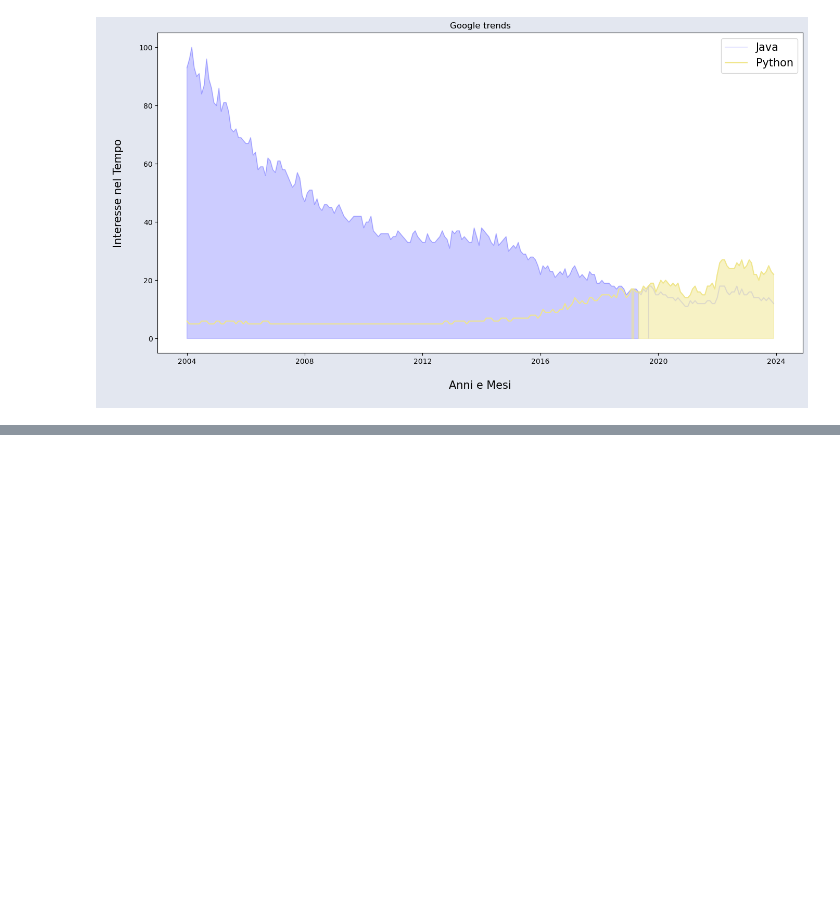
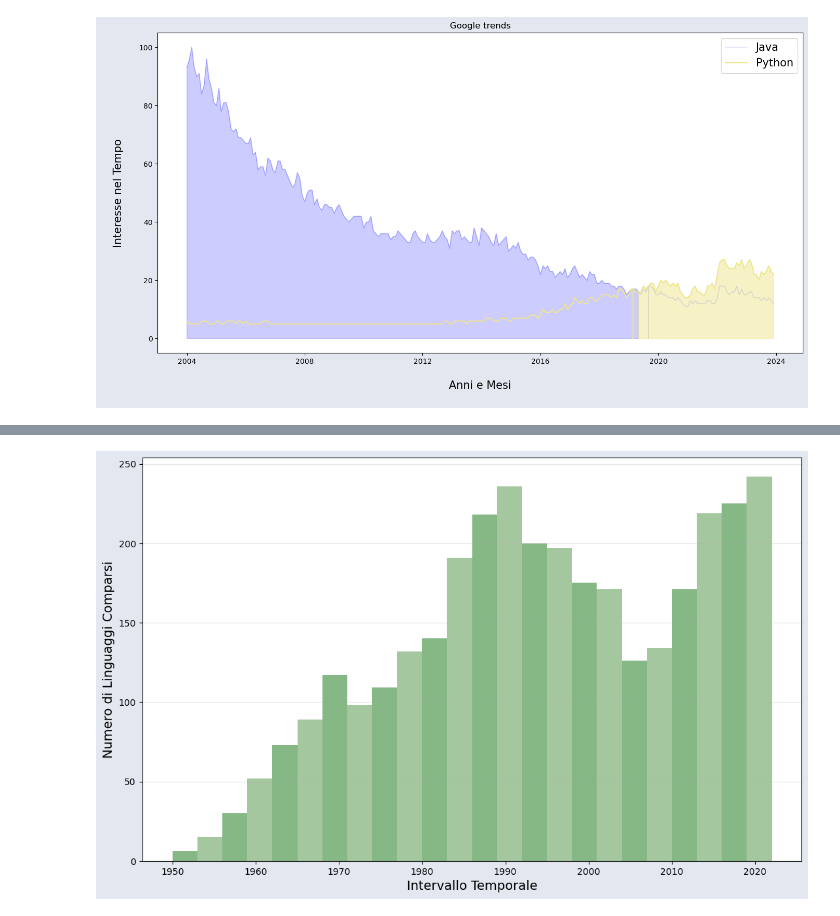
Before and after one commit to Monf11/SciVis, a Jupyter notebook: Codici/data.ipynb, the cells around one changed output, grey strips where cells are left out. Drawn from its saved outputs; the diff is of its cells as text; code cells hidden in the pictures; blank space fills up the shorter version.

```diff
--- a/Codici/data.ipynb
+++ b/Codici/data.ipynb
@@ -629,0 +646,3 @@ plt.show()
+# %%
+ds = df[df['type'] == 'pl']
+ds
@@ -629,0 +663,19 @@ plt.show()
+# %%
+bins = np.arange(1950,2023,3)
+col = list()
+for i in range (len(bins)):
+    if i % 2 == 0:
+        col.append('#0d730d')
+    else:
+        col.append('#4c9141')
+fig = plt.figure(figsize = (13,8))
+fig.set_facecolor('#E3E7F0')
+n,bins, patches = plt.hist(ds.appeared, bins = bins, alpha = 0.5)
+for patch, colore in zip(patches,col):
+    patch.set_facecolor(colore)
+plt.xlabel('Intervallo Temporale', fontsize = 14)
+plt.ylabel('Numero di Linguaggi Comparsi', fontsize = 14)
+plt.grid(alpha = 0.3, axis = 'y')
+plt.show()
+# %% [output]
+[figure, added]
```
Also changed, not shown: parts of 3 cells of this notebook, 2 other files.
